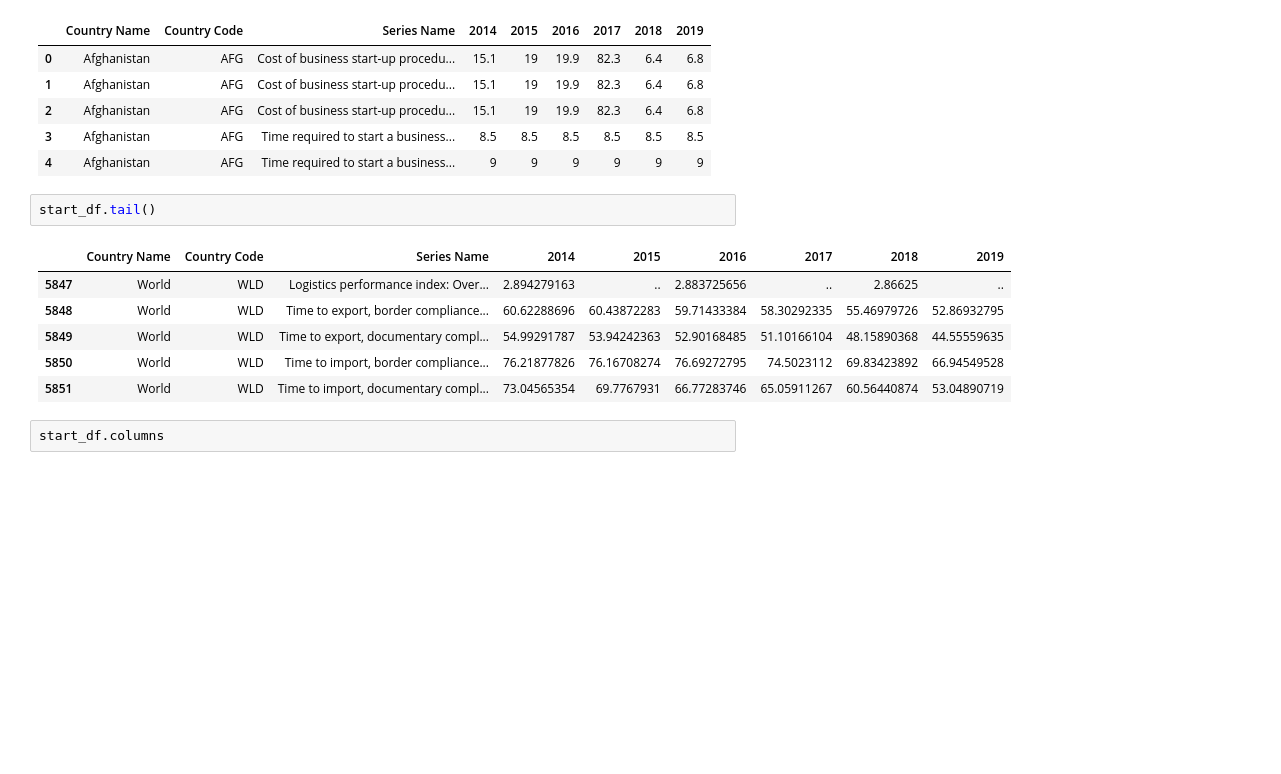
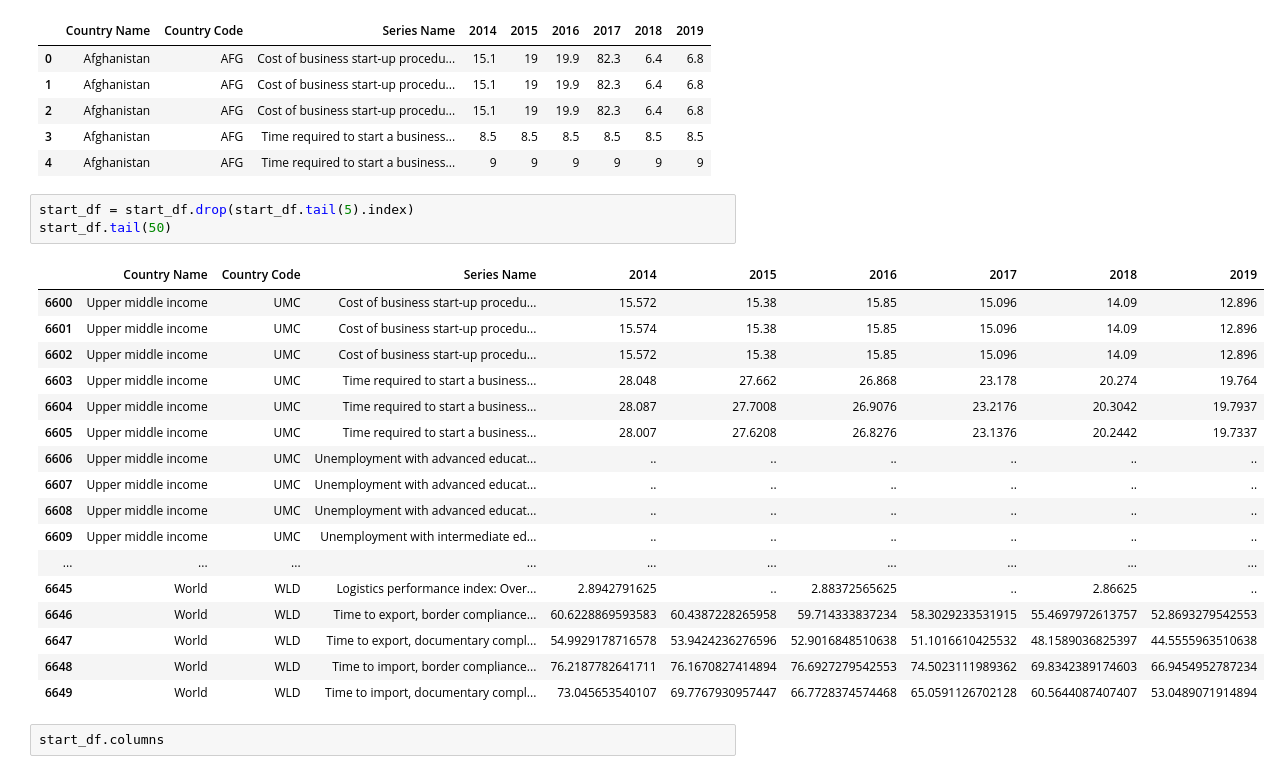
Before and after one commit to sahaavi/New-Venture-s-Compass, a Jupyter notebook: data_cleaning.ipynb, the cells around one changed output. Drawn from its saved outputs; the diff is of its cells as text; blank space fills up the shorter version.

```diff
--- a/data_cleaning.ipynb
+++ b/data_cleaning.ipynb
@@ -16,14 +16,26 @@ start_df.head()
 | 3 | Afghanistan | AFG | Time required to start a business... | 8.5 | 8.5 | 8.5 | 8.5 | 8.5 | 8.5 |
 | 4 | Afghanistan | AFG | Time required to start a business... | 9 | 9 | 9 | 9 | 9 | 9 |
 # %%
-start_df.tail()
+start_df = start_df.drop(start_df.tail(5).index)
+start_df.tail(50)
 # %% [output]
 |  | Country Name | Country Code | Series Name | 2014 | 2015 | 2016 | 2017 | 2018 | 2019 |
-| 5847 | World | WLD | Logistics performance index: Over... | 2.894279163 | .. | 2.883725656 | .. | 2.86625 | .. |
-| 5848 | World | WLD | Time to export, border compliance... | 60.62288696 | 60.43872283 | 59.71433384 | 58.30292335 | 55.46979726 | 52.86932795 |
-| 5849 | World | WLD | Time to export, documentary compl... | 54.99291787 | 53.94242363 | 52.90168485 | 51.10166104 | 48.15890368 | 44.55559635 |
-| 5850 | World | WLD | Time to import, border compliance... | 76.21877826 | 76.16708274 | 76.69272795 | 74.5023112 | 69.83423892 | 66.94549528 |
-| 5851 | World | WLD | Time to import, documentary compl... | 73.04565354 | 69.7767931 | 66.77283746 | 65.05911267 | 60.56440874 | 53.04890719 |
+| 6600 | Upper middle income | UMC | Cost of business start-up procedu... | 15.572 | 15.38 | 15.85 | 15.096 | 14.09 | 12.896 |
+| 6601 | Upper middle income | UMC | Cost of business start-up procedu... | 15.574 | 15.38 | 15.85 | 15.096 | 14.09 | 12.896 |
+| 6602 | Upper middle income | UMC | Cost of business start-up procedu... | 15.572 | 15.38 | 15.85 | 15.096 | 14.09 | 12.896 |
+| 6603 | Upper middle income | UMC | Time required to start a business... | 28.048 | 27.662 | 26.868 | 23.178 | 20.274 | 19.764 |
+| 6604 | Upper middle income | UMC | Time required to start a business... | 28.087 | 27.7008 | 26.9076 | 23.2176 | 20.3042 | 19.7937 |
+| 6605 | Upper middle income | UMC | Time required to start a business... | 28.007 | 27.6208 | 26.8276 | 23.1376 | 20.2442 | 19.7337 |
+| 6606 | Upper middle income | UMC | Unemployment with advanced educat... | .. | .. | .. | .. | .. | .. |
+| 6607 | Upper middle income | UMC | Unemployment with advanced educat... | .. | .. | .. | .. | .. | .. |
+| 6608 | Upper middle income | UMC | Unemployment with advanced educat... | .. | .. | .. | .. | .. | .. |
+| 6609 | Upper middle income | UMC | Unemployment with intermediate ed... | .. | .. | .. | .. | .. | .. |
+| ... | ... | ... | ... | ... | ... | ... | ... | ... | ... |
+| 6645 | World | WLD | Logistics performance index: Over... | 2.8942791625 | .. | 2.88372565625 | .. | 2.86625 | .. |
+| 6646 | World | WLD | Time to export, border compliance... | 60.6228869593583 | 60.4387228265958 | 59.714333837234 | 58.3029233531915 | 55.4697972613757 | 52.8693279542553 |
+| 6647 | World | WLD | Time to export, documentary compl... | 54.9929178716578 | 53.9424236276596 | 52.9016848510638 | 51.1016610425532 | 48.1589036825397 | 44.5555963510638 |
+| 6648 | World | WLD | Time to import, border compliance... | 76.2187782641711 | 76.1670827414894 | 76.6927279542553 | 74.5023111989362 | 69.8342389174603 | 66.9454952787234 |
+| 6649 | World | WLD | Time to import, documentary compl... | 73.045653540107 | 69.7767930957447 | 66.7728374574468 | 65.0591126702128 | 60.5644087407407 | 53.0489071914894 |
 # %%
 start_df.columns
 # %% [output]
```
Also changed, not shown: parts of 3 cells of this notebook, 4 other files.
